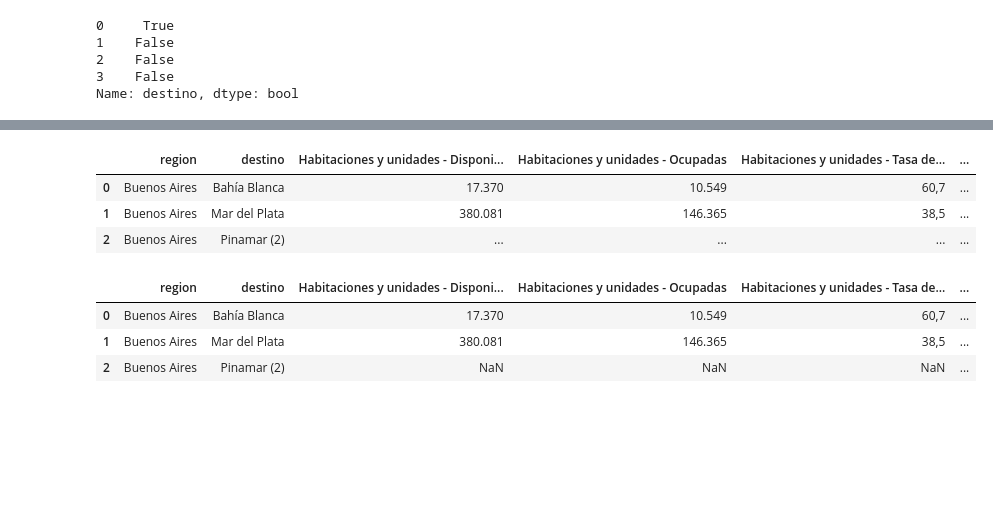
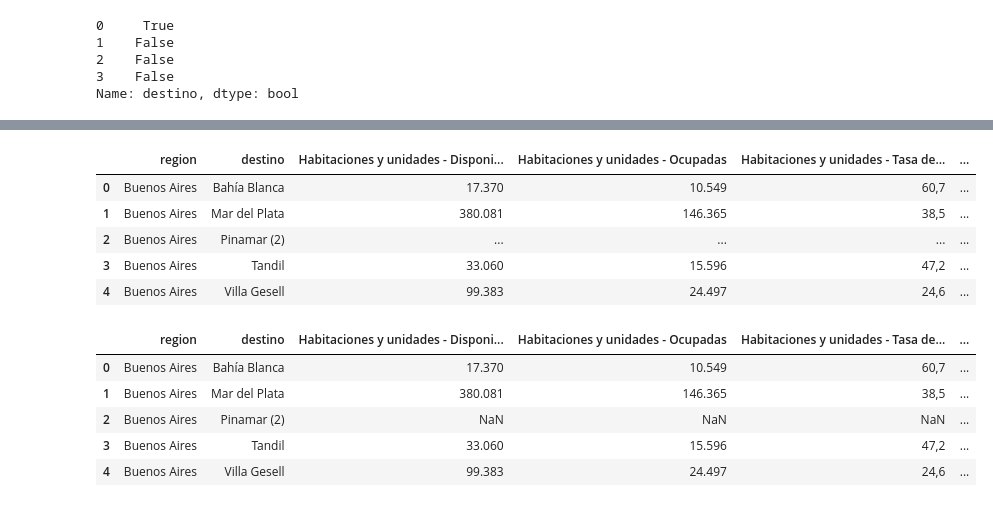
Before and after one commit to SolJosefinaMercado/ProcesamientoDelHabla, a Jupyter notebook: TP2_Procesamiento_PDF.ipynb, the cells around one changed output, grey strips where cells are left out. Cells and saved outputs as stored; diff of their text form; code cells hidden in the pictures; blank space fills up the shorter version.

```diff
--- a/TP2_Procesamiento_PDF.ipynb
+++ b/TP2_Procesamiento_PDF.ipynb
@@ -667,24 +667,28 @@ df = df[~es_region].reset_index(drop=True)
 # ubico a region como primer columna
 df = df[["region"] + [c for c in df.columns if c != "region"]]
 # %%
-df.head(3)
+df.head()
 # %% [output]
 |  | region | destino | Habitaciones y unidades - Disponi... | Habitaciones y unidades - Ocupadas | Habitaciones y unidades - Tasa de... | ... |
 | 0 | Buenos Aires | Bahía Blanca | 17.370 | 10.549 | 60,7 | ... |
 | 1 | Buenos Aires | Mar del Plata | 380.081 | 146.365 | 38,5 | ... |
 | 2 | Buenos Aires | Pinamar (2) | ... | ... | ... | ... |
+| 3 | Buenos Aires | Tandil | 33.060 | 15.596 | 47,2 | ... |
+| 4 | Buenos Aires | Villa Gesell | 99.383 | 24.497 | 24,6 | ... |
 # %%
 # selecciono todas las columnas que contienen los datos de Regiony Destino
 columnas_datos = [c for c in df.columns if c not in ("region", "destino")]
 # reemplazo por NaN las filas con punteo
 df[columnas_datos] = df[columnas_datos].replace("...", np.nan)
 # %%
-df.head(3)
+df.head()
 # %% [output]
 |  | region | destino | Habitaciones y unidades - Disponi... | Habitaciones y unidades - Ocupadas | Habitaciones y unidades - Tasa de... | ... |
 | 0 | Buenos Aires | Bahía Blanca | 17.370 | 10.549 | 60,7 | ... |
 | 1 | Buenos Aires | Mar del Plata | 380.081 | 146.365 | 38,5 | ... |
 | 2 | Buenos Aires | Pinamar (2) | NaN | NaN | NaN | ... |
+| 3 | Buenos Aires | Tandil | 33.060 | 15.596 | 47,2 | ... |
+| 4 | Buenos Aires | Villa Gesell | 99.383 | 24.497 | 24,6 | ... |
 # %%
 # hago el drop Na y reseteo index
 df = df.dropna(subset=columnas_datos, how="all").reset_index(drop=True)
```
Also changed, not shown: parts of 4 cells of this notebook.
